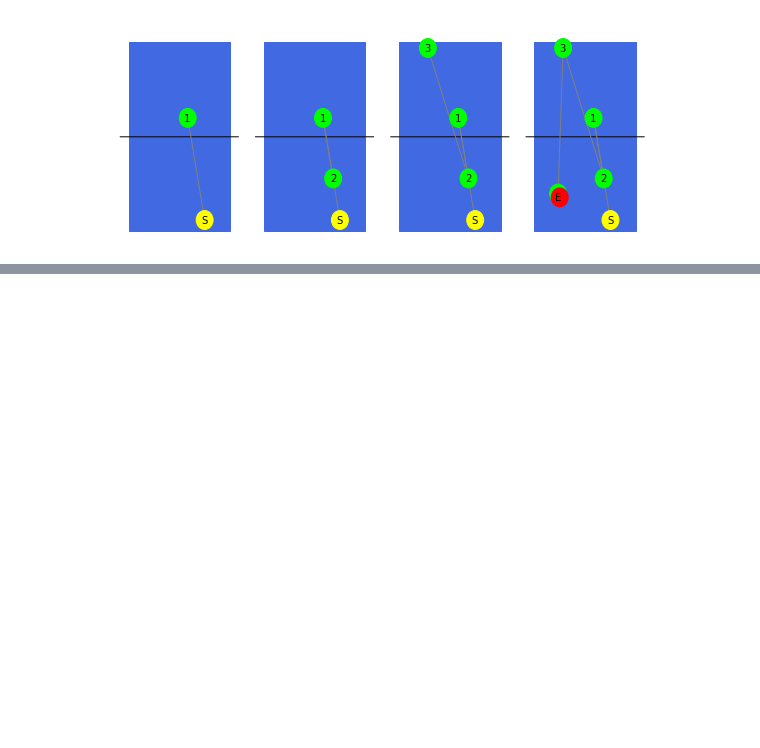
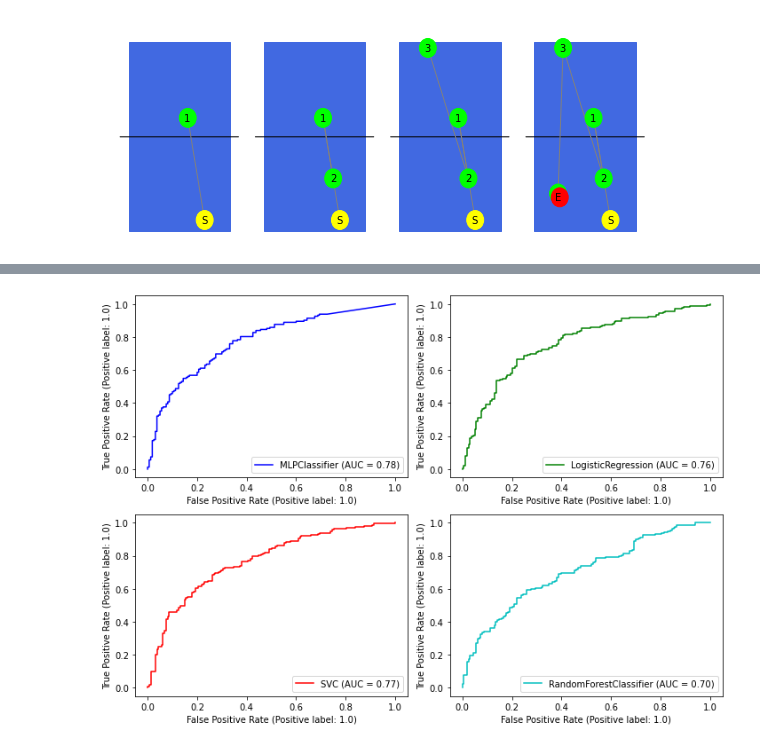
Before and after one commit to schiang28/Rouse, a Jupyter notebook: presentationcode.ipynb, the cells around one changed output, grey strips where cells are left out. Saved outputs shown, nothing was run; the diff lists cells and outputs as text; code cells hidden in the pictures; blank space fills up the shorter version.

Commit message:
par curves for 4 classiffiers

```diff
--- a/presentationcode.ipynb
+++ b/presentationcode.ipynb
@@ -218,0 +238,3 @@ plt.show()
+# %%
+data = pd.read_csv('data_scaled.csv')
+data
@@ -218,0 +255,34 @@ plt.show()
+# %%
+columns = ['SP', 'RP', 'SRP', 'LRP', 'FHP', 'BHP', 'RANKDIFF', 'SA', 'SRA', 'FHA', 'BALANCE']
+X = data[columns]
+y = data.WON
+# %%
+fig, axs = plt.subplots(nrows=2,ncols=2, figsize=(10,7))
+
+X_trainval, X_test, y_trainval, y_test = train_test_split(X, y, train_size=0.9, random_state=4)
+model = MLPClassifier(activation='relu', hidden_layer_sizes= 2, learning_rate='constant', max_iter=200, solver='lbfgs')
+
+model.fit(X_trainval, y_trainval)
+plot_roc_curve(model, X_trainval, y_trainval, ax=axs[0,0],color='b')
+
+X_trainval, X_test, y_trainval, y_test = train_test_split(X, y, train_size=0.9, random_state=3)
+model = LogisticRegression(C=1, random_state=1, solver='liblinear')
+model.fit(X_trainval, y_trainval)
+plot_roc_curve(model, X_trainval, y_trainval, ax=axs[0,1],color='g')
+
+X_trainval, X_test, y_trainval, y_test = train_test_split(X, y, train_size=0.9, random_state=20)
+model = SVC(C=0.2, gamma=1, kernel='linear', random_state=1)
+model.fit(X_trainval, y_trainval)
+plot_roc_curve(model, X_trainval, y_trainval, ax=axs[1,0],color='r')
+
+X_trainval, X_test, y_trainval, y_test = train_test_split(X, y, train_size=0.9, random_state=9)
+model =RandomForestClassifier(max_depth=80, max_features=4, min_samples_leaf=4,
+                       n_estimators=200, random_state=1)
+model.fit(X_test, y_test)
+plot_roc_curve(model, X_trainval, y_trainval, ax=axs[1,1],color='c')
+
+plt.tight_layout()
+plt.savefig('roccurves.pdf', dpi=300)
+plt.show()
+# %% [output]
+[figure, added]
```
Also changed, not shown: parts of 3 cells of this notebook, 3 other files.
